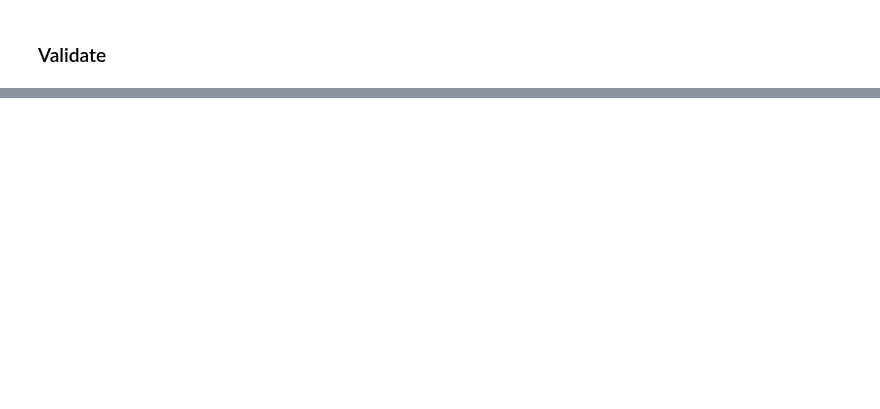
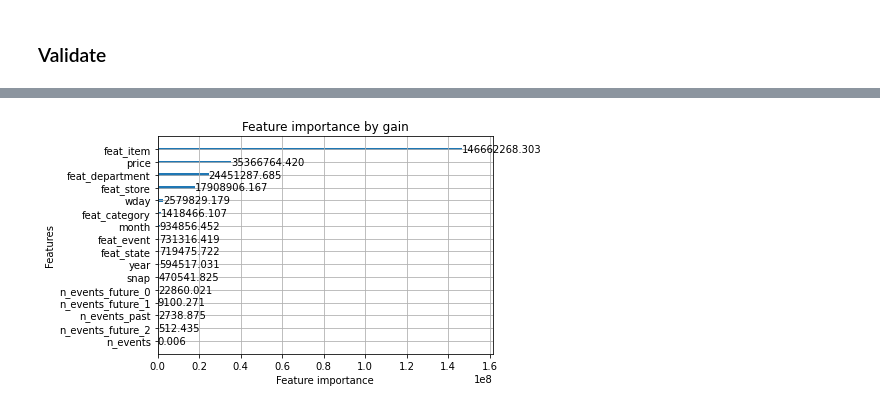
Before and after one commit to NowanIlfideme/m5-competition, a Jupyter notebook: nb/2_Models.ipynb, the cells around one changed output, grey strips where cells are left out. Cells and saved outputs as stored; diff of their text form; code cells hidden in the pictures; blank space fills up the shorter version.

```diff
--- a/nb/2_Models.ipynb
+++ b/nb/2_Models.ipynb
@@ -227,0 +380,4 @@ However, a 1-step-ahead forecast is impossible to use, because the forecast peri
+# %%
+lgb.plot_importance(mdl.sk_obj, importance_type="gain", title="Feature importance by gain");
+# %% [output]
+[figure, added]
```
Also changed, not shown: parts of 44 cells of this notebook.
